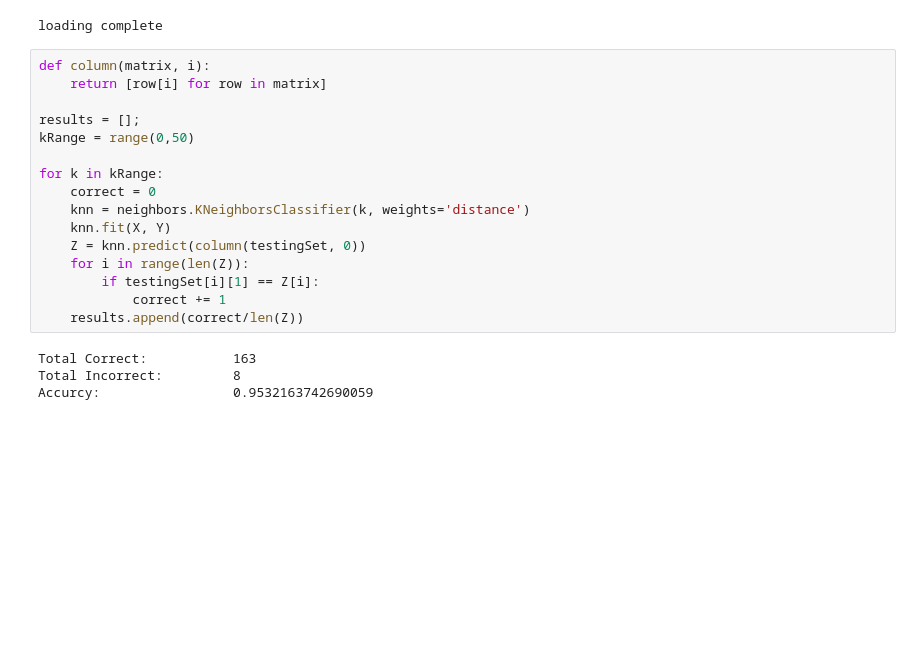
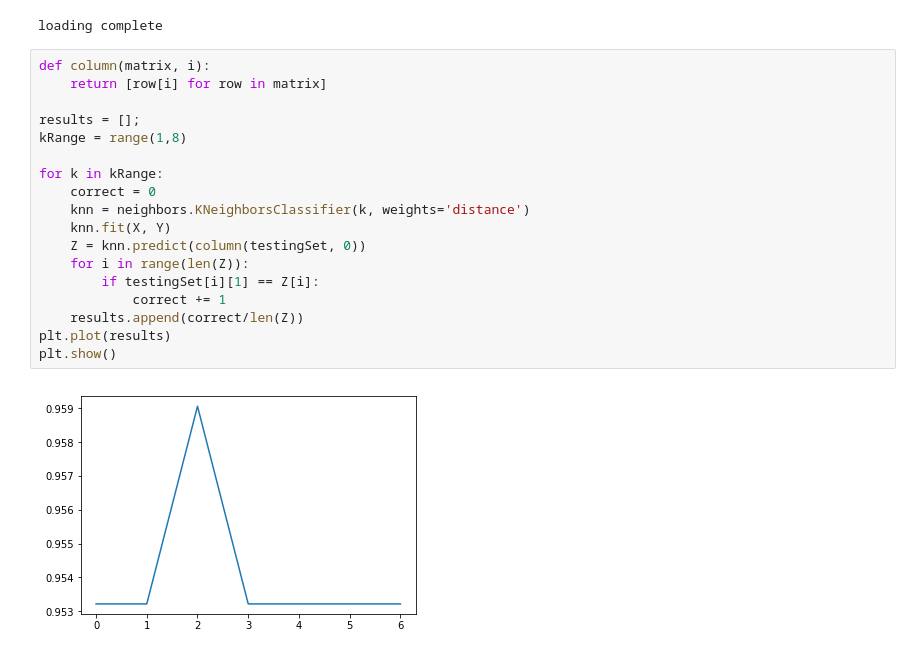
Before and after one commit to aditid/WindowsOnEarth, a Jupyter notebook: notebooks/knn.ipynb, the cells around one changed output. Cells and saved outputs as stored; diff of their text form; blank space fills up the shorter version.

```diff
--- a/notebooks/knn.ipynb
+++ b/notebooks/knn.ipynb
@@ -137,20 +137,20 @@ loading complete
 # %%
 def column(matrix, i):
     return [row[i] for row in matrix]
 
 results = [];
-kRange = range(0,50)
+kRange = range(1,8)
 
 for k in kRange:
     correct = 0
     knn = neighbors.KNeighborsClassifier(k, weights='distance')
     knn.fit(X, Y)
     Z = knn.predict(column(testingSet, 0))
     for i in range(len(Z)):
         if testingSet[i][1] == Z[i]:
             correct += 1
     results.append(correct/len(Z))
+plt.plot(results)
+plt.show()
 # %% [output]
-Total Correct:           163
-Total Incorrect:         8
-Accurcy:                 0.9532163742690059
+[figure, added]
```
